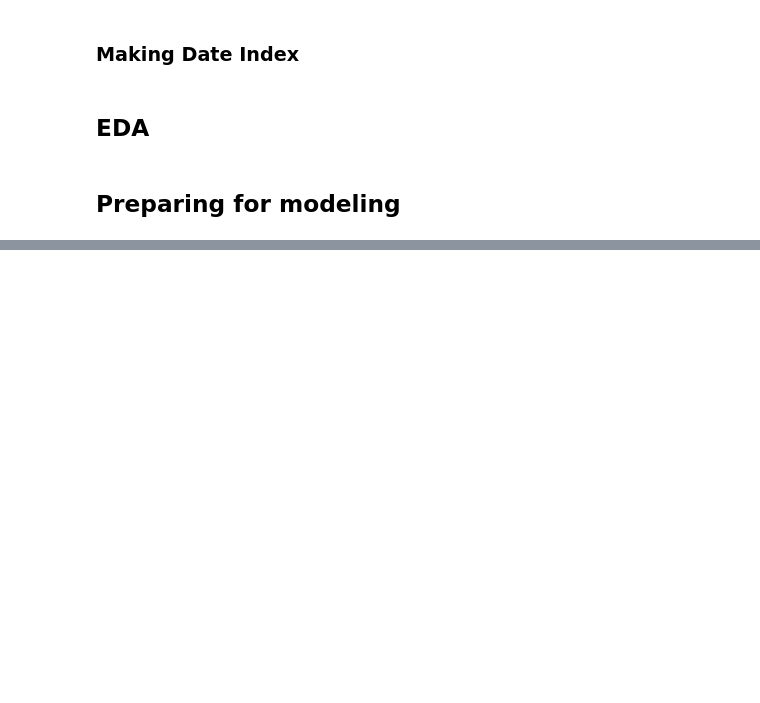
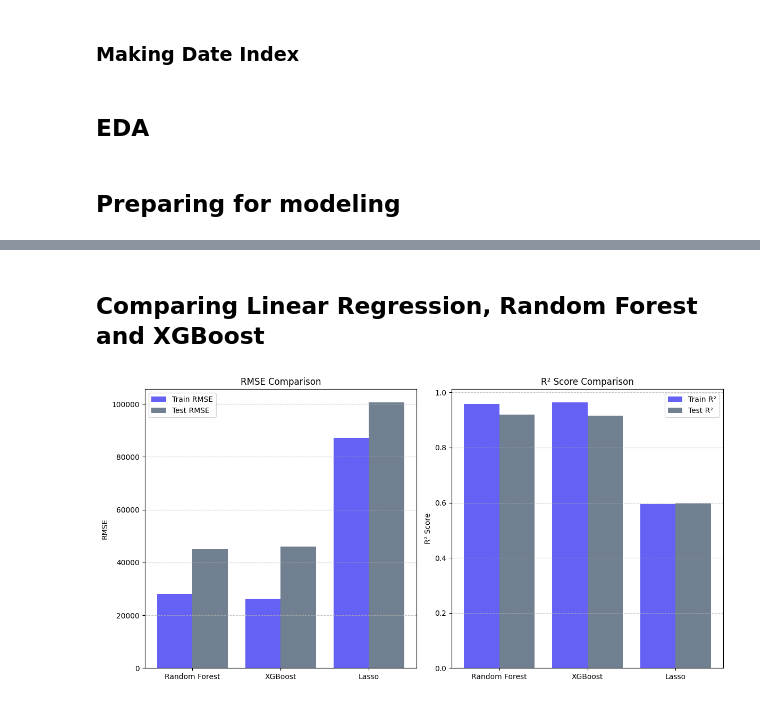
Before and after one commit to KaungSiThu-Sallius/Forecasting-Tourism-Demand-in-Singapore, a Jupyter notebook: main.ipynb, the cells around one changed output, grey strips where cells are left out. Cells and saved outputs as stored; diff of their text form; code cells hidden in the pictures; blank space fills up the shorter version.

Commit message:
model evaluation

```diff
--- a/main.ipynb
+++ b/main.ipynb
@@ -341,0 +497,6 @@ weather_df.sample(5)
+# %%
+with open('data/model/random_forest_model.pkl', 'rb') as file:
+    loaded_rf = pickle.load(file)
+# %%
+y_pred_rf_random_train = loaded_rf.predict(X_train_scaled)
+y_pred_rf_random_test = loaded_rf.predict(X_test_scaled)
@@ -341,0 +597,13 @@ weather_df.sample(5)
+# %%
+xgb_train_rmse = np.sqrt(mean_squared_error(y_train, y_pred_xgb_train))
+xgb_test_rmse = np.sqrt(mean_squared_error(y_test,y_pred_xgb_test))
+xgb_train_r2 = r2_score(y_train, y_pred_xgb_train)
+xgb_test_r2 = r2_score(y_test, y_pred_xgb_test)
+
+print("For Training Data")
+print('RMSE ', xgb_train_rmse)
+print("R² Score:", xgb_train_r2)
+
+print("\nFor Testing Data")
+print('RMSE ', xgb_test_rmse)
+print("R² Score:", xgb_test_r2)
@@ -341,0 +618,39 @@ weather_df.sample(5)
+# %% [markdown]
+## Comparing Linear Regression, Random Forest and XGBoost
+# %%
+models = ['Random Forest', 'XGBoost', 'Lasso']
+
+train_rmse = [rf_train_rmse, xgb_train_rmse, lr_train_rmse]
+test_rmse = [rf_test_rmse, xgb_test_rmse, lr_test_rmse]
+
+train_r2 = [rf_train_r2, xgb_train_r2, lr_train_r2]
+test_r2 = [rf_test_r2, xgb_test_r2, lr_test_r2]
+
+
+x = np.arange(len(models))
+
+fig, ax = plt.subplots(1, 2, figsize=(12,6))
+
+ax[0].bar(x - 0.2, train_rmse, width=0.4, label="Train RMSE", color='#6661F5')
+ax[0].bar(x + 0.2, test_rmse, width=0.4, label="Test RMSE", color='slategray')
+ax[0].set_xticks(x)
+ax[0].set_xticklabels(models)
+ax[0].set_ylabel("RMSE")
+ax[0].set_title("RMSE Comparison")
+ax[0].legend()
+ax[0].grid(axis="y", linestyle="--", alpha=0.7)
+
+
+ax[1].bar(x - 0.2, train_r2, width=0.4, label="Train R²", color='#6661F5')
+ax[1].bar(x + 0.2, test_r2, width=0.4, label="Test R²", color='slategray')
+ax[1].set_xticks(x)
+ax[1].set_xticklabels(models)
+ax[1].set_ylabel("R² Score")
+ax[1].set_title("R² Score Comparison")
+ax[1].legend()
+ax[1].grid(axis="y", linestyle="--", alpha=0.7)
+
+plt.tight_layout()
+plt.show()
+# %% [output]
+[figure, added]
```
Also changed, not shown: parts of 34 cells of this notebook, 3 other files.
